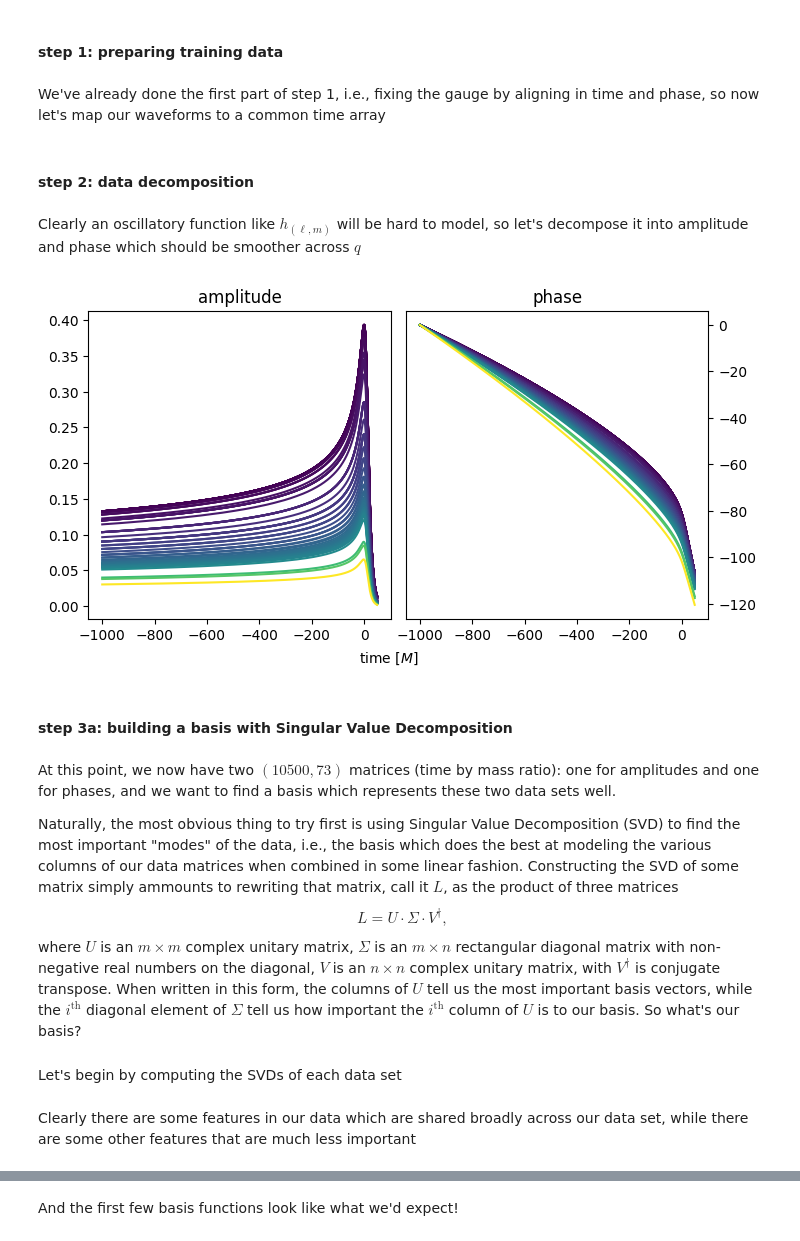
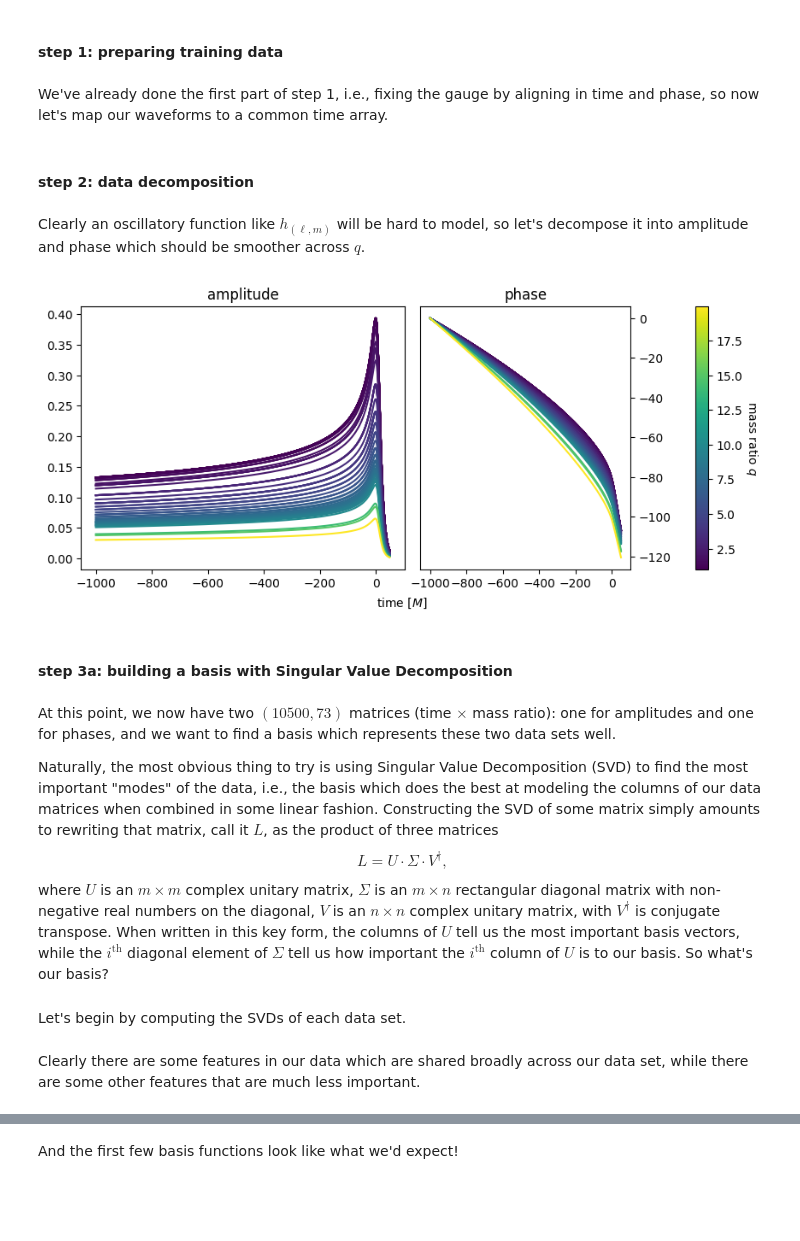
Before and after one commit to keefemitman/SXSAndSurrogates, a Jupyter notebook: Tutorial.ipynb, the cells around one changed output, grey strips where cells are left out. Saved outputs shown, nothing was run; the diff lists cells and outputs as text; code cells hidden in the pictures; blank space fills up the shorter version.

```diff
--- a/Tutorial.ipynb
+++ b/Tutorial.ipynb
@@ -412,7 +423,7 @@ where $\phantom{}_{-2}Y_{(\ell,m)}(\theta,\phi)$ are the usual spin-weight $-2$
 # %% [markdown]
 #### step 1: preparing training data
 # %% [markdown]
-We've already done the first part of step 1, i.e., fixing the gauge by aligning in time and phase, so now let's map our waveforms to a common time array
+We've already done the first part of step 1, i.e., fixing the gauge by aligning in time and phase, so now let's map our waveforms to a common time array.
 # %%
 t_common = np.arange(-1000, 50, 0.1)
 for i, h in enumerate(hs):
@@ -420,41 +431,45 @@ for i, h in enumerate(hs):
 # %% [markdown]
 #### step 2: data decomposition
 # %% [markdown]
-Clearly an oscillatory function like $h_{(\ell,m)}$ will be hard to model, so let's decompose it into amplitude and phase which should be smoother across $q$
+Clearly an oscillatory function like $h_{(\ell,m)}$ will be hard to model, so let's decompose it into amplitude and phase which should be smoother across $q$.
 # %%
 As = np.array([abs(h.data[:,h.index(2,2)]) for h in hs])
 phis = np.array([np.unwrap(np.angle(h.data[:,h.index(2,2)])) for h in hs])
 # %%
 norm = colors.Normalize(vmin=min(qs), vmax=max(qs))
 cmap = cm.get_cmap('viridis')
 
-fig, axis = plt.subplots(1, 2, figsize=(8, 4), sharex=True)
+fig, axis = plt.subplots(1, 2, figsize=(10, 4), sharex=True)
 plt.subplots_adjust(wspace=0.05)
 
 for i in range(len(As)):
     axis[0].plot(t_common, As[i], color=cmap(norm(qs[i])))
     axis[1].plot(t_common, phis[i], color=cmap(norm(qs[i])))
 axis[1].yaxis.tick_right()
 axis[0].set_title('amplitude')
 axis[1].set_title('phase')
-fig.text(0.5, 0.0, r'time $[M]$', ha='center');
+fig.text(0.5, 0.0, r'time $[M]$', ha='center')
+
+res = plt.scatter([None]*len(qs), [None]*len(qs), c=np.array(qs), vmin=min(qs), vmax=max(qs), cmap='viridis')
+c = plt.colorbar(res, pad=0.2)
+c.set_label('mass ratio $q$', rotation=270, labelpad=14);
 # %% [output]
-[figure, old version]
+[figure, new version]
 # %% [markdown]
 #### step 3a: building a basis with Singular Value Decomposition
 # %% [markdown]
-At this point, we now have two $(10500, 73)$ matrices (time by mass ratio): one for amplitudes and one for phases, and we want to find a basis which represents these two data sets well.
+At this point, we now have two $(10500, 73)$ matrices (time $\times$ mass ratio): one for amplitudes and one for phases, and we want to find a basis which represents these two data sets well.
 
-Naturally, the most obvious thing to try first is using Singular Value Decomposition (SVD) to find the most important "modes" of the data, i.e., the basis which does the best at modeling the various columns of our data matrices when combined in some linear fashion. Constructing the SVD of some matrix simply ammounts to rewriting that matrix, call it $L$, as the product of three matrices
+Naturally, the most obvious thing to try is using Singular Value Decomposition (SVD) to find the most important "modes" of the data, i.e., the basis which does the best at modeling the columns of our data matrices when combined in some linear fashion. Constructing the SVD of some matrix simply amounts to rewriting that matrix, call it $L$, as the product of three matrices
 $$
 L=U\cdot\Sigma\cdot V^{\dagger},
 $$
-where $U$ is an $m\times m$ complex unitary matrix, $\Sigma$ is an $m\times n$ rectangular diagonal matrix with non-negative real numbers on the diagonal, $V$ is an $n\times n$ complex unitary matrix, with $V^{\dagger}$ is conjugate transpose. When written in this form, the columns of $U$ tell us the most important basis vectors, while the $i^{\mathrm{th}}$ diagonal element of $\Sigma$ tell us how important the $i^{\mathrm{th}}$ column of $U$ is to our basis. So what's our basis?
+where $U$ is an $m\times m$ complex unitary matrix, $\Sigma$ is an $m\times n$ rectangular diagonal matrix with non-negative real numbers on the diagonal, $V$ is an $n\times n$ complex unitary matrix, with $V^{\dagger}$ is conjugate transpose. When written in this key form, the columns of $U$ tell us the most important basis vectors, while the $i^{\mathrm{th}}$ diagonal element of $\Sigma$ tell us how important the $i^{\mathrm{th}}$ column of $U$ is to our basis. So what's our basis?
 # %% [markdown]
-Let's begin by computing the SVDs of each data set
+Let's begin by computing the SVDs of each data set.
 # %%
 u_As, s_As, vh_As = np.linalg.svd(As.T)
 u_phis, s_phis, vh_phis = np.linalg.svd(phis.T)
 # %% [markdown]
-Clearly there are some features in our data which are shared broadly across our data set, while there are some other features that are much less important
+Clearly there are some features in our data which are shared broadly across our data set, while there are some other features that are much less important.
 # %%
```
Also changed, not shown: parts of 75 cells of this notebook, 4 other files.
